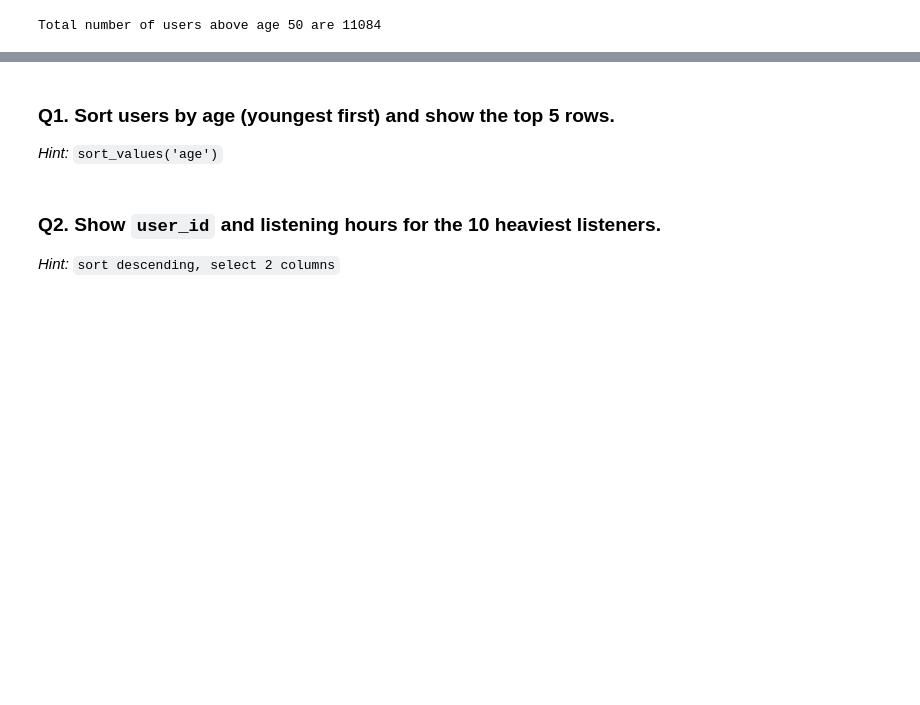
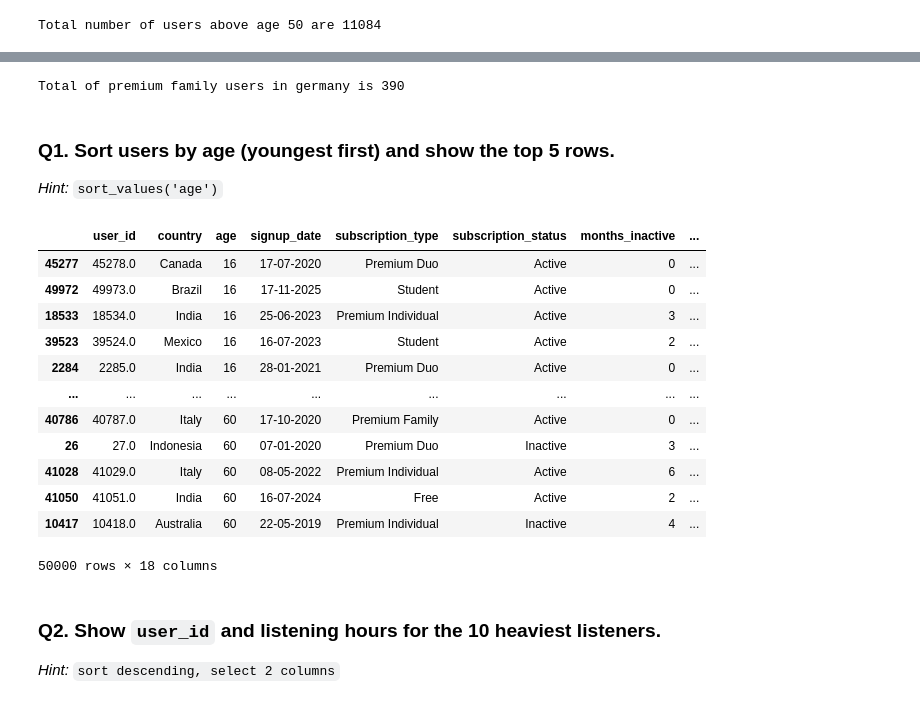
Before and after one commit to shiva3994/Python, a Jupyter notebook: Spotify_User_Behv/Day04_Sorting_Counting_and_Ranking_PRACTICE.ipynb, the cells around one changed output, grey strips where cells are left out. Saved outputs shown, nothing was run; the diff lists cells and outputs as text; code cells hidden in the pictures; blank space fills up the shorter version.

```diff
--- a/Spotify_User_Behv/Day04_Sorting_Counting_and_Ranking_PRACTICE.ipynb
+++ b/Spotify_User_Behv/Day04_Sorting_Counting_and_Ranking_PRACTICE.ipynb
@@ -59,7 +74,28 @@ Total number of users above age 50 are 11084
+# %%
+total_premium_germany = ((df['subscription_type'] == 'Premium Family') & (df['country'] == 'Germany')).sum()
+print('Total of premium family users in germany is',total_premium_germany)
+# %% [output]
+Total of premium family users in germany is 390
 # %% [markdown]
 ### Q1. Sort users by age (youngest first) and show the top 5 rows.
 
 *Hint:* `sort_values('age')`
+# %%
+df.sort_values('age')
+# %% [output]
+|  | user_id | country | age | signup_date | subscription_type | subscription_status | months_inactive | ... |
+| 45277 | 45278.0 | Canada | 16 | 17-07-2020 | Premium Duo | Active | 0 | ... |
+| 49972 | 49973.0 | Brazil | 16 | 17-11-2025 | Student | Active | 0 | ... |
+| 18533 | 18534.0 | India | 16 | 25-06-2023 | Premium Individual | Active | 3 | ... |
+| 39523 | 39524.0 | Mexico | 16 | 16-07-2023 | Student | Active | 2 | ... |
+| 2284 | 2285.0 | India | 16 | 28-01-2021 | Premium Duo | Active | 0 | ... |
+| ... | ... | ... | ... | ... | ... | ... | ... | ... |
+| 40786 | 40787.0 | Italy | 60 | 17-10-2020 | Premium Family | Active | 0 | ... |
+| 26 | 27.0 | Indonesia | 60 | 07-01-2020 | Premium Duo | Inactive | 3 | ... |
+| 41028 | 41029.0 | Italy | 60 | 08-05-2022 | Premium Individual | Active | 6 | ... |
+| 41050 | 41051.0 | India | 60 | 16-07-2024 | Free | Active | 2 | ... |
+| 10417 | 10418.0 | Australia | 60 | 22-05-2019 | Premium Individual | Inactive | 4 | ... |
+50000 rows × 18 columns
 # %% [markdown]
 ### Q2. Show `user_id` and listening hours for the 10 heaviest listeners.
 
```
Also changed, not shown: parts of 1 cell of this notebook.
